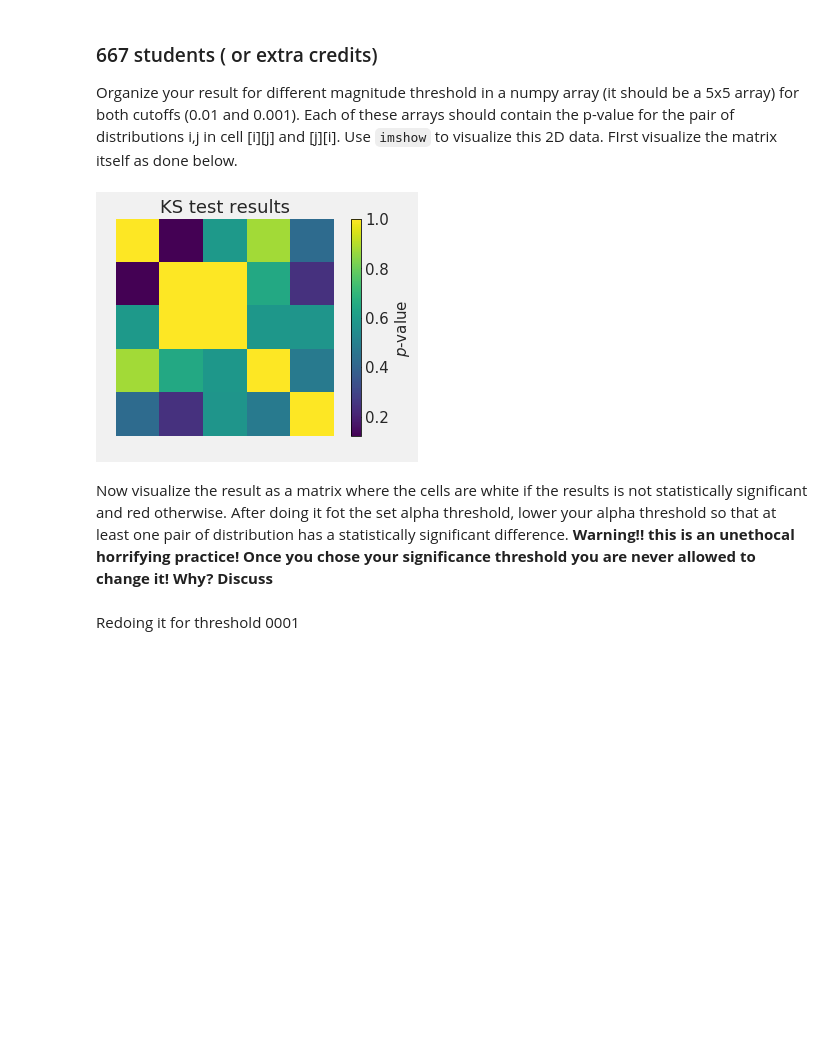
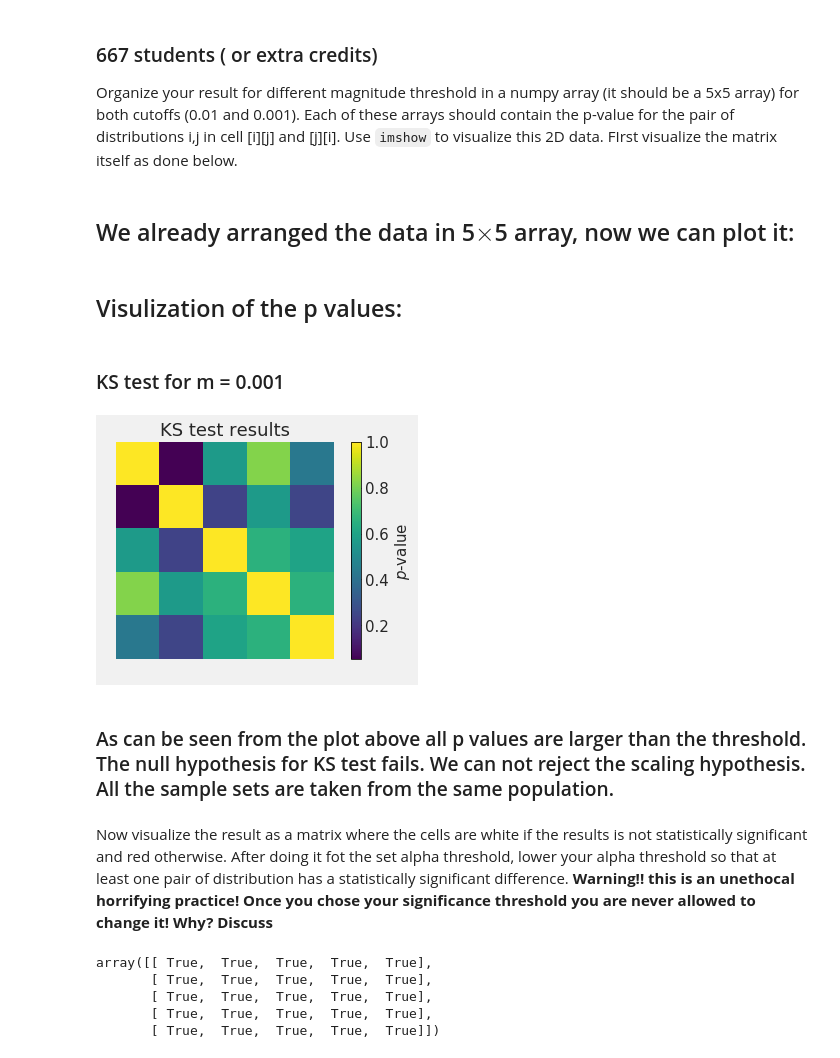
Before and after one commit to narayan-paudel/DSPS_EPAUDEL, a Jupyter notebook: HW3_ePaudel/KS_earthquakes.ipynb, the cells around one changed output. Saved outputs shown, nothing was run; the diff lists cells and outputs as text; code cells hidden in the pictures; blank space fills up the shorter version.

````diff
--- a/HW3_ePaudel/KS_earthquakes.ipynb
+++ b/HW3_ePaudel/KS_earthquakes.ipynb
@@ -123,3 +123,7 @@ What data type are the _time_ and _date_ columns right now? What tyoe you want t
 eqdata.time.dtype, eqdata.date.dtype
 # %% [output]
 (dtype('O'), dtype('O'))
+# %%
+# combining date and time columns
+eqdata["Datetime"] = (eqdata.date +" "+ eqdata.time)
+eqdata.head()
@@ -131,5 +142,3 @@ to do this conversion I
    2 used pd.datetime() to convert the resulting new dataframe column into a dataframe column containing _datetime_ objects (see lab)
 
    3 but this did not work because of the formatting of some dates, so I had to go back and fix 5 entries. (you are on your own to figure out this one)
-# %%
-eqdata["Datetime"]=[i+' '+j for i,j in zip(eqdata['date'],eqdata['time'])]
@@ -382,0 +400,5 @@ Did you find any statistical significant differences between the distributions?
+# %%
+## stationary period start date
+st_start = ['1984-01-01','1990-04-20','1994-08-08','1996-02-06','1997-01-01','1997-10-01', '1998-04-02', '2000-07-19','2000-11-24', '2001-08-08', '2002-07-02']
+## stationary period end date
+st_end = ['1986-07-02', '1992-02-06', '1995-08-08', '1996-07-01','1997-08-08', '1998-02-24', '1999-05-08', '2000-10-19','2001-04-02', '2002-01-1', '2002-12-31']
@@ -382,0 +498,9 @@ Did you find any statistical significant differences between the distributions?
+# %%
+## given value of m
+m = 0.01
+## given values of Magnitude
+M = [2.0, 2.5, 3.0, 3.5, 4.0]
+# Performing KS test for given m and M values
+data_sample, dvalue, pval_m_001 = Perform_KS_test(m, M)
+
+plot_hist(data_sample)
@@ -384,20 +611,33 @@ Did you find any statistical significant differences between the distributions?
 ### 667 students ( or extra credits)
 
 Organize your result for different magnitude threshold in a numpy array (it should be a 5x5 array) for both cutoffs (0.01 and 0.001). Each of these arrays should contain the p-value for the pair of distributions i,j in cell \[i\]\[j\] and \[j\]\[i\]. Use ```imshow``` to visualize this 2D data. FIrst visualize the matrix itself as done below.
+# %% [markdown]
+## We already arranged the data in 5$\times$5 array, now we can plot it:
+# %% [markdown]
+## Visulization of the p values:
+# %% [markdown]
+### KS test for m = 0.001
 # %%
-# your code here
-
-pl.imshow((ks_001));
+pl.imshow((pval_m_001));
 pl.axis('off')
 cb = pl.colorbar()
 cb.ax.set_ylabel(r'$p$-value')
 pl.title("KS test results");
-#add a caption
 # %% [output]
-[figure, old version]
+[figure, new version]
+# %% [markdown]
+### As can be seen from the plot above all p values are larger than the threshold. The null hypothesis for KS test fails. We can not reject the scaling hypothesis. All the sample sets are taken from the same population.
 # %% [markdown]
 
 Now visualize the result as a matrix where the cells are white if the results is not statistically significant and red otherwise.
 After doing it fot the set alpha threshold, lower your alpha threshold so that at least one pair of distribution has a statistically significant difference. **Warning!! this is an unethocal horrifying practice! Once you chose your significance threshold you are never allowed to change it! Why? Discuss**
-# %% [markdown]
-Redoing it for threshold 0001
+# %%
+## Using the broadcasting techinque to ckeck the p values whether they are within threshold
+Test_m_001 = pval_m_001 > alpha
+Test_m_001
+# %% [output]
+array([[ True,  True,  True,  True,  True],
+       [ True,  True,  True,  True,  True],
+       [ True,  True,  True,  True,  True],
+       [ True,  True,  True,  True,  True],
+       [ True,  True,  True,  True,  True]])
````
Also changed, not shown: parts of 55 cells of this notebook.
